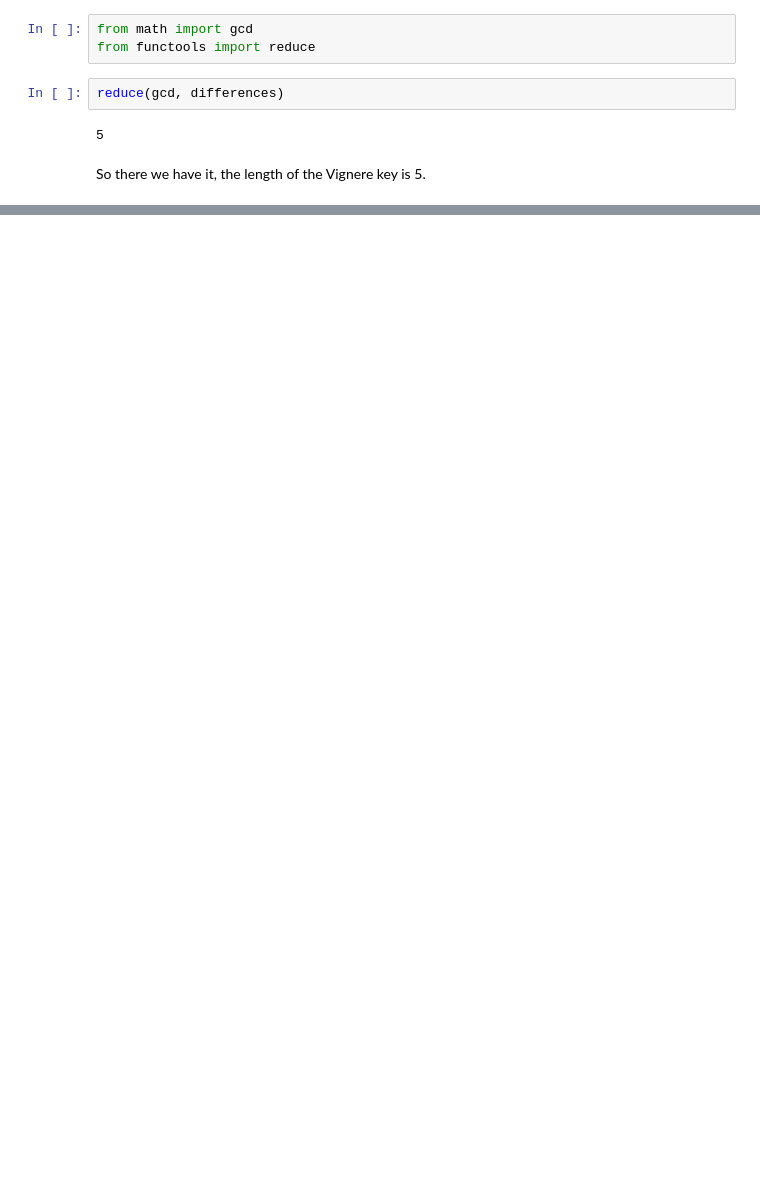
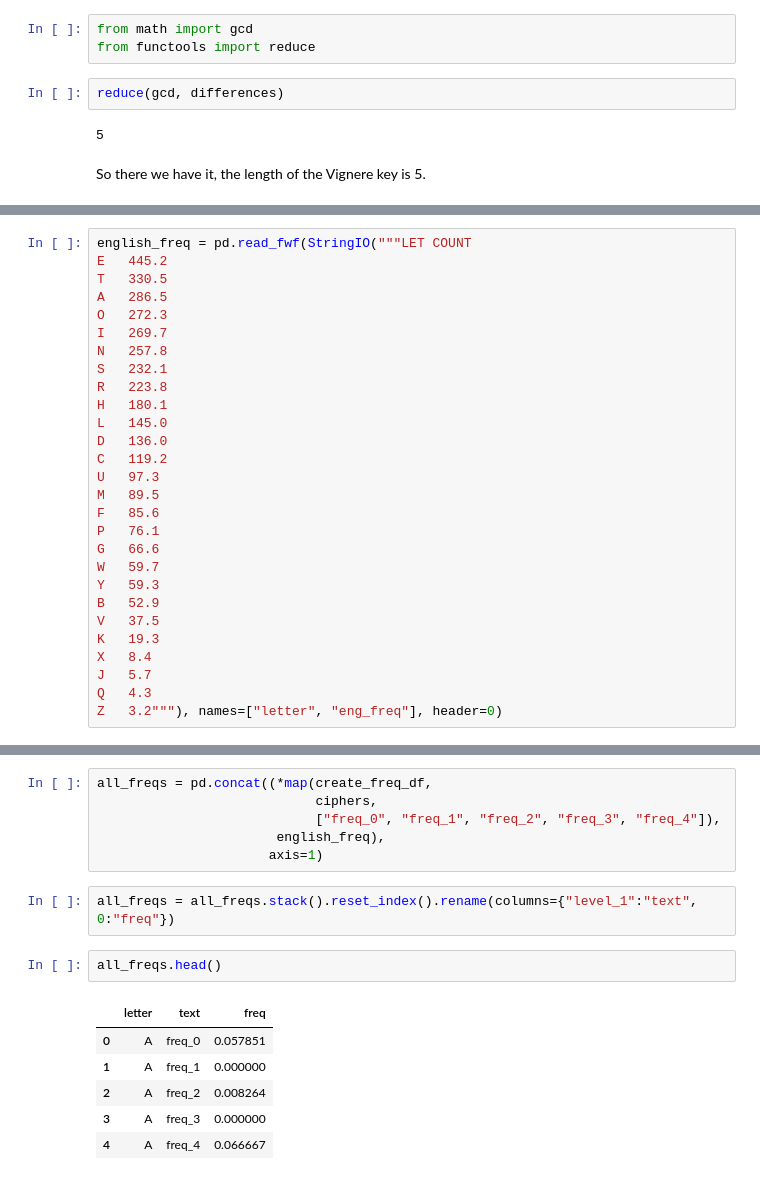
Before and after one commit to FlorianGD/cipher-challenge, a Jupyter notebook: stage-4.ipynb, the cells around one changed output, grey strips where cells are left out. Drawn from its saved outputs; the diff is of its cells as text; blank space fills up the shorter version.

```diff
--- a/stage-4.ipynb
+++ b/stage-4.ipynb
@@ -168,0 +228,28 @@ So there we have it, the length of the Vignere key is 5.
+# %%
+english_freq = pd.read_fwf(StringIO("""LET COUNT
+E   445.2
+T   330.5
+A   286.5
+O   272.3
+I   269.7
+N   257.8
+S   232.1
+R   223.8
+H   180.1
+L   145.0
+D   136.0
+C   119.2
+U   97.3
+M   89.5
+F   85.6
+P   76.1
+G   66.6
+W   59.7
+Y   59.3
+B   52.9
+V   37.5
+K   19.3
+X   8.4
+J   5.7
+Q   4.3
+Z   3.2"""), names=["letter", "eng_freq"], header=0)
@@ -168,0 +269,17 @@ So there we have it, the length of the Vignere key is 5.
+# %%
+all_freqs = pd.concat((*map(create_freq_df,
+                            ciphers,
+                            ["freq_0", "freq_1", "freq_2", "freq_3", "freq_4"]),
+                       english_freq),
+                      axis=1)
+# %%
+all_freqs = all_freqs.stack().reset_index().rename(columns={"level_1":"text", 0:"freq"})
+# %%
+all_freqs.head()
+# %% [output]
+|  | letter | text | freq |
+| 0 | A | freq_0 | 0.057851 |
+| 1 | A | freq_1 | 0.000000 |
+| 2 | A | freq_2 | 0.008264 |
+| 3 | A | freq_3 | 0.000000 |
+| 4 | A | freq_4 | 0.066667 |
```
Also changed, not shown: parts of 19 cells of this notebook.
